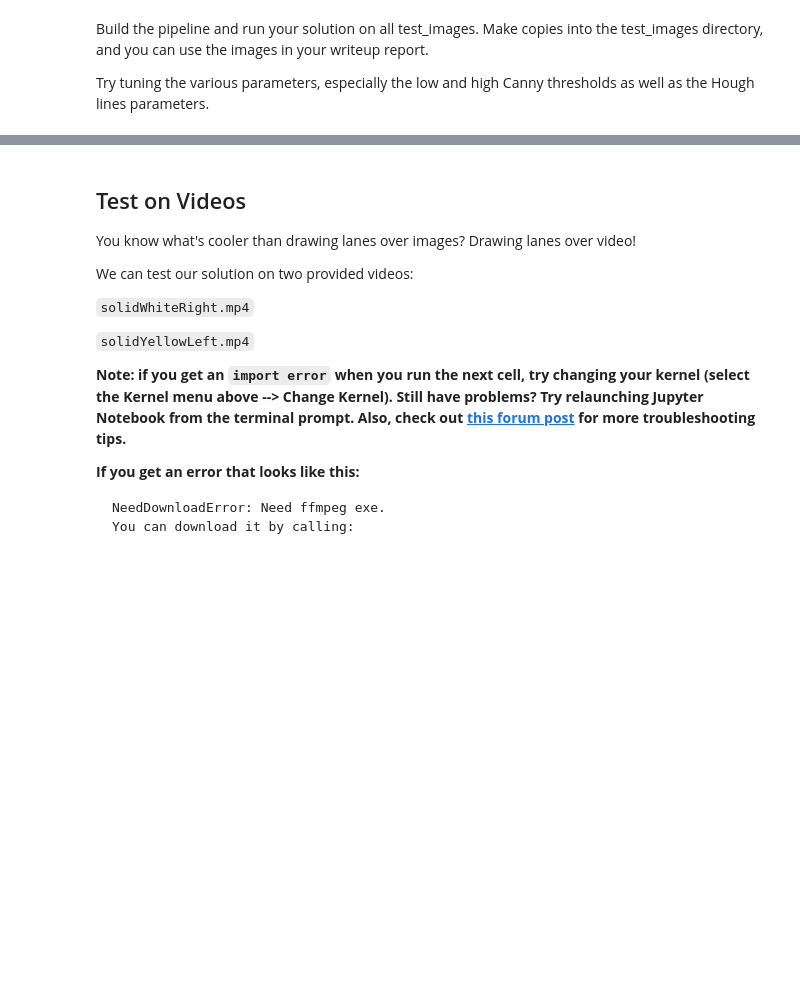
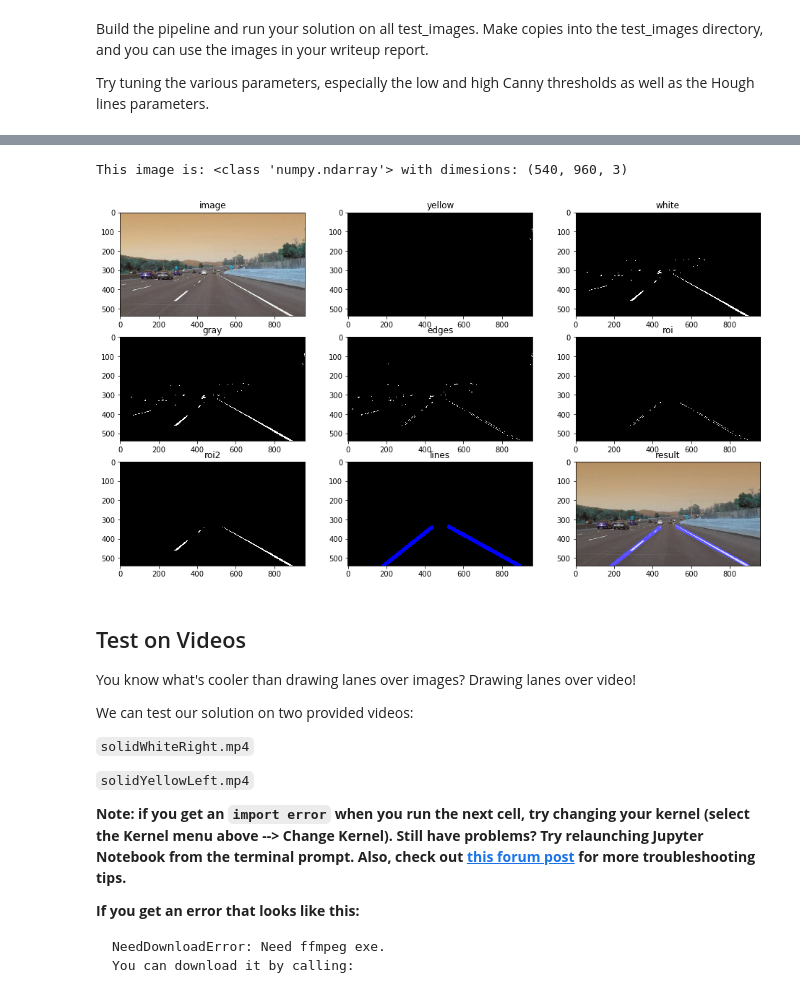
Before and after one commit to JCox1887/CarND, a Jupyter notebook: Lane_Line_Detect/P1.ipynb, the cells around one changed output, grey strips where cells are left out. Cells and saved outputs as stored; diff of their text form; code cells hidden in the pictures; blank space fills up the shorter version.

```diff
--- a/Lane_Line_Detect/P1.ipynb
+++ b/Lane_Line_Detect/P1.ipynb
@@ -248,3 +238,45 @@ This image is: <class 'numpy.ndarray'> with dimesions: (540, 960, 3)
+# %%
+# TODO: Build
+#reading in an image
+image = mpimg.imread('test_images/solidWhiteCurve.jpg')
+
+#printing out some stats and plotting
+print('This image is:', type(image), 'with dimesions:', image.shape)
+gray = grayscale(image) # Covert to grayscale and store in gray
+
+a = Smooth()
+
+# image = cv2.imread('test_images/solidWhiteCurve.jpg')
+# image = cv2.imread('test_images/challenge.png')
+image = cv2.cvtColor(image, cv2.COLOR_BGR2RGB)
+height = image.shape[0]
+width = image.shape[1]
+interest = np.array([[0, height], [width*3/8, height*5/8], [width*5/8, height*5/8], [width, height]], np.int32)
+
+hsv = cv2.cvtColor(image, cv2.COLOR_RGB2HSV)
+yellow = cv2.inRange(hsv, (20, 80, 80), (25, 255, 255))
+white = cv2.inRange(hsv, (0, 0, 180), (255, 25, 255))
+gray = cv2.bitwise_or(yellow, white)
+edges = canny(gray, 50, 150)
+roi = region_of_interest(edges, [interest])
+roi2 = region_of_interest(gray, [interest])
+lines = hough_lines(roi2, 1, np.pi/180, 32, 1, 200)
+result = weighted_img(image, lines, 0.9, 0.9)
+
+def showimg(subplace, title, _img):
+    plt.subplot(*subplace)
+    plt.title(title)
+    if len(_img.shape) == 3:
+        plt.imshow(_img)
+    else:
+        plt.imshow(_img, cmap='gray')
+
+plt.figure(figsize=[16, 9])
+for i, imgname in enumerate(['image', 'yellow', 'white', 'gray', 'edges', 'roi', 'roi2', 'lines', 'result']):
+    showimg((3, 3, i+1), imgname, eval(imgname))
+# %% [output]
+This image is: <class 'numpy.ndarray'> with dimesions: (540, 960, 3)
+[figure, added]
 # %% [markdown]
 ## Test on Videos
 
```
Also changed, not shown: parts of 9 cells of this notebook, 3 other files.
